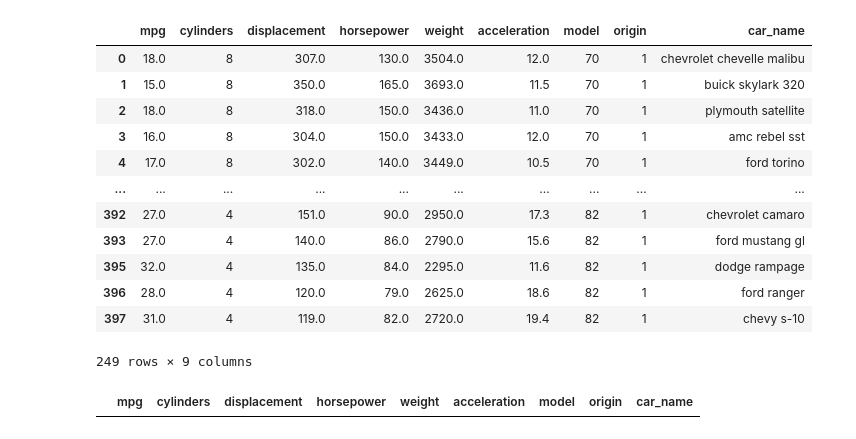
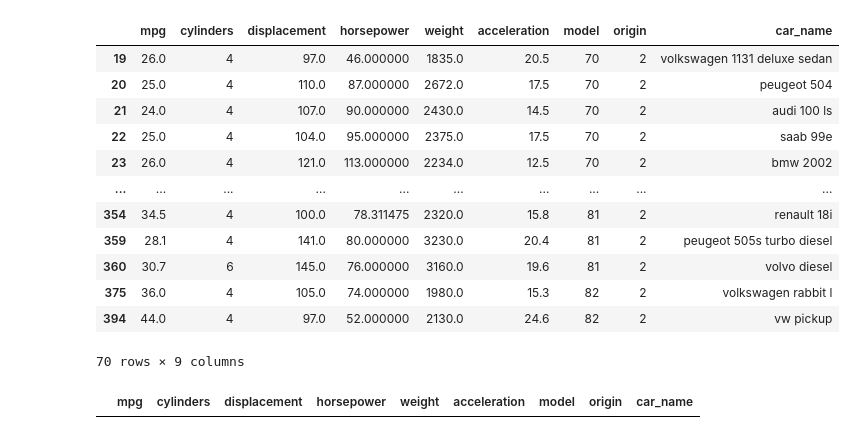
Before and after one commit to Kerokus/stats-case-study, a Jupyter notebook: notebooks/aa-notebook-template.ipynb, the cells around one changed output. Cells and saved outputs as stored; diff of their text form; code cells hidden in the pictures.

```diff
--- a/notebooks/aa-notebook-template.ipynb
+++ b/notebooks/aa-notebook-template.ipynb
@@ -75,27 +76,27 @@ all_cars_df.sample(10)
 # %%
 # Here's a separate dataframe for each origin.
 
 american_cars_df = all_cars_df[all_cars_df['origin']== 1]
 
 european_cars_df = all_cars_df[all_cars_df['origin'] == 2]
 
 japanese_cars_df = all_cars_df[all_cars_df['origin'] == 3]
 
-american_cars_df
+european_cars_df
 # %% [output]
 |  | mpg | cylinders | displacement | horsepower | weight | acceleration | model | origin | car_name |
-| 0 | 18.0 | 8 | 307.0 | 130.0 | 3504.0 | 12.0 | 70 | 1 | chevrolet chevelle malibu |
-| 1 | 15.0 | 8 | 350.0 | 165.0 | 3693.0 | 11.5 | 70 | 1 | buick skylark 320 |
-| 2 | 18.0 | 8 | 318.0 | 150.0 | 3436.0 | 11.0 | 70 | 1 | plymouth satellite |
-| 3 | 16.0 | 8 | 304.0 | 150.0 | 3433.0 | 12.0 | 70 | 1 | amc rebel sst |
-| 4 | 17.0 | 8 | 302.0 | 140.0 | 3449.0 | 10.5 | 70 | 1 | ford torino |
+| 19 | 26.0 | 4 | 97.0 | 46.000000 | 1835.0 | 20.5 | 70 | 2 | volkswagen 1131 deluxe sedan |
+| 20 | 25.0 | 4 | 110.0 | 87.000000 | 2672.0 | 17.5 | 70 | 2 | peugeot 504 |
+| 21 | 24.0 | 4 | 107.0 | 90.000000 | 2430.0 | 14.5 | 70 | 2 | audi 100 ls |
+| 22 | 25.0 | 4 | 104.0 | 95.000000 | 2375.0 | 17.5 | 70 | 2 | saab 99e |
+| 23 | 26.0 | 4 | 121.0 | 113.000000 | 2234.0 | 12.5 | 70 | 2 | bmw 2002 |
 | ... | ... | ... | ... | ... | ... | ... | ... | ... | ... |
-| 392 | 27.0 | 4 | 151.0 | 90.0 | 2950.0 | 17.3 | 82 | 1 | chevrolet camaro |
-| 393 | 27.0 | 4 | 140.0 | 86.0 | 2790.0 | 15.6 | 82 | 1 | ford mustang gl |
-| 395 | 32.0 | 4 | 135.0 | 84.0 | 2295.0 | 11.6 | 82 | 1 | dodge rampage |
-| 396 | 28.0 | 4 | 120.0 | 79.0 | 2625.0 | 18.6 | 82 | 1 | ford ranger |
-| 397 | 31.0 | 4 | 119.0 | 82.0 | 2720.0 | 19.4 | 82 | 1 | chevy s-10 |
+| 354 | 34.5 | 4 | 100.0 | 78.311475 | 2320.0 | 15.8 | 81 | 2 | renault 18i |
+| 359 | 28.1 | 4 | 141.0 | 80.000000 | 3230.0 | 20.4 | 81 | 2 | peugeot 505s turbo diesel |
+| 360 | 30.7 | 6 | 145.0 | 76.000000 | 3160.0 | 19.6 | 81 | 2 | volvo diesel |
+| 375 | 36.0 | 4 | 105.0 | 74.000000 | 1980.0 | 15.3 | 82 | 2 | volkswagen rabbit l |
+| 394 | 44.0 | 4 | 97.0 | 52.000000 | 2130.0 | 24.6 | 82 | 2 | vw pickup |
-249 rows × 9 columns
+70 rows × 9 columns
 # %%
 # These should be gone now.
 missing_hp_df = all_cars_df[all_cars_df['horsepower']=='?']
```
Also changed, not shown: parts of 6 cells of this notebook.
